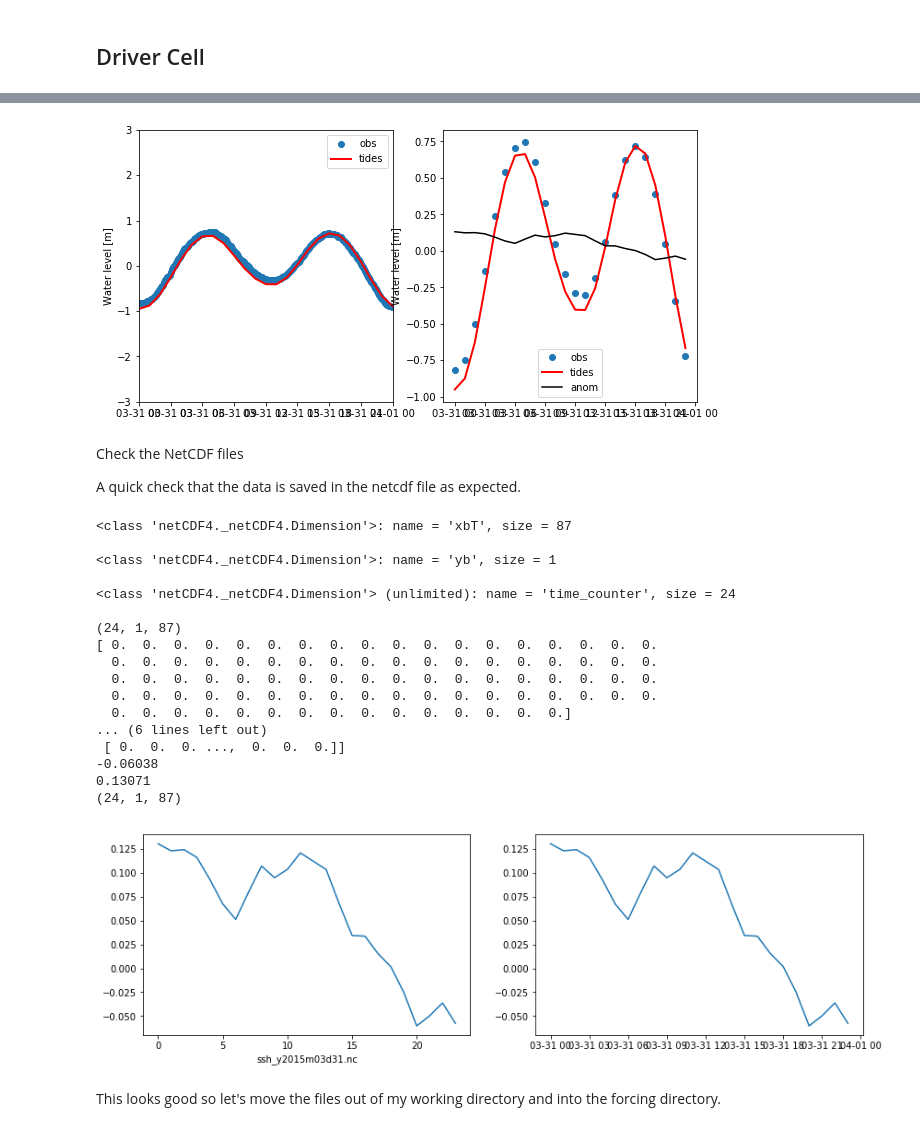
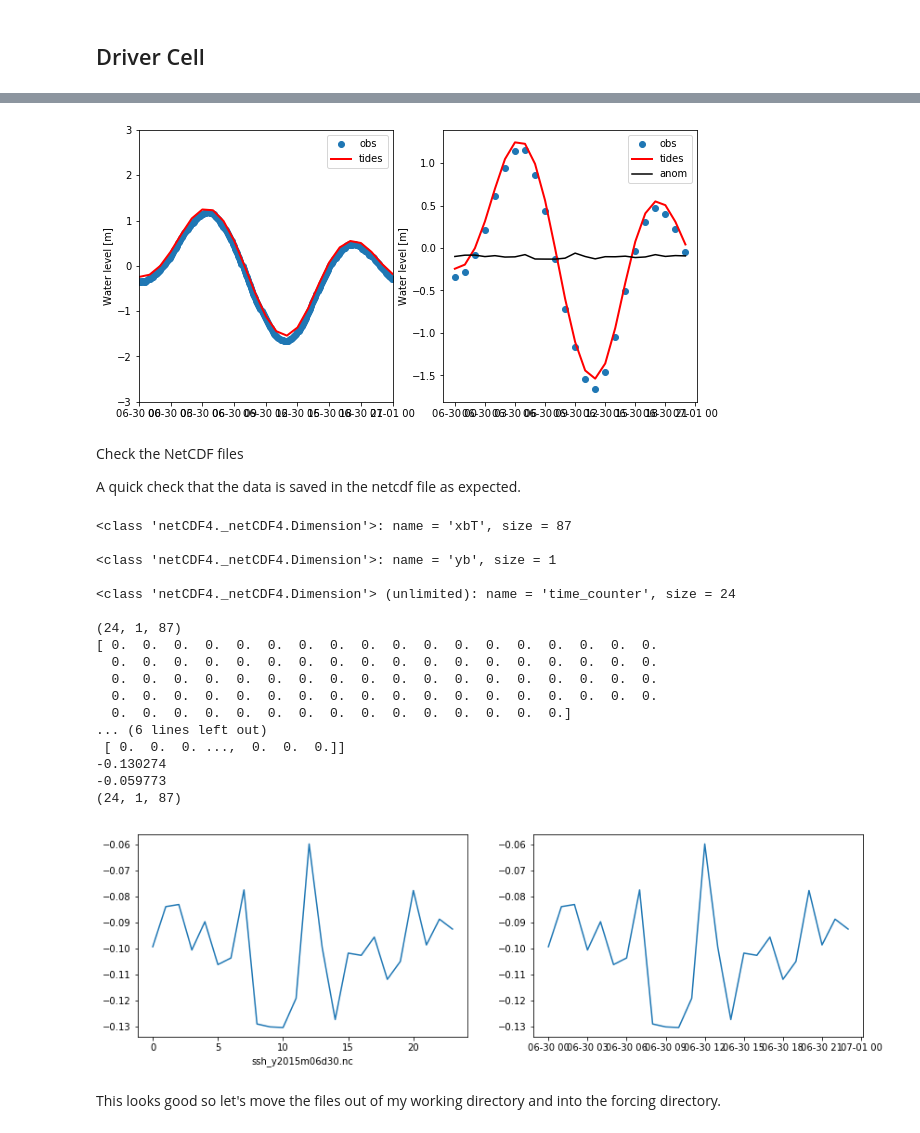
Before and after one commit to SalishSeaCast/SalishSeaNowcast, a Jupyter notebook: notebooks/SSH_NeahBay.ipynb, the cells around one changed output, grey strips where cells are left out. Drawn from its saved outputs; the diff is of its cells as text; code cells hidden in the pictures.

```diff
--- a/notebooks/SSH_NeahBay.ipynb
+++ b/notebooks/SSH_NeahBay.ipynb
@@ -170,8 +170,8 @@ def prepare_netcdf(ssh_file, count, ssh, date):
 ## Driver Cell ##
 # %%
 station = 'Neah Bay'; nhours = 24
-start_date = arrow.get(2015, 1, 1)
-end_date = arrow.get(2015, 3, 31)
+start_date = arrow.get(2015, 4, 1)
+end_date = arrow.get(2015, 6, 30)
 print (start_date.format('DD-MMM-YYYY'), end_date.format('DD-MMM-YYYY'))
 
 for day in arrow.Arrow.range('day', start_date, end_date):
@@ -206,5 +206,5 @@ history: [2017-05-02 16:28:35] Created netCDF4 zlib=True dataset.
 comment: Neah Bay observed anomaly. Done in hindcast.
-[figure, old version]
+[figure, new version]
 # %% [markdown]
 Check the NetCDF files
 
@@ -249,10 +249,10 @@ print(ssh.shape)
   0.  0.  0.  0.  0.  0.  0.  0.  0.  0.  0.  0.  0.  0.  0.]
 ... (6 lines left out)
  [ 0.  0.  0. ...,  0.  0.  0.]]
--0.06038
-0.13071
+-0.130274
+-0.059773
 (24, 1, 87)
-[figure, old version]
+[figure, new version]
 # %% [markdown]
 This looks good so let's move the files out of my working directory and into the forcing directory.
 # %%
```
Also changed, not shown: parts of 2 cells of this notebook.
